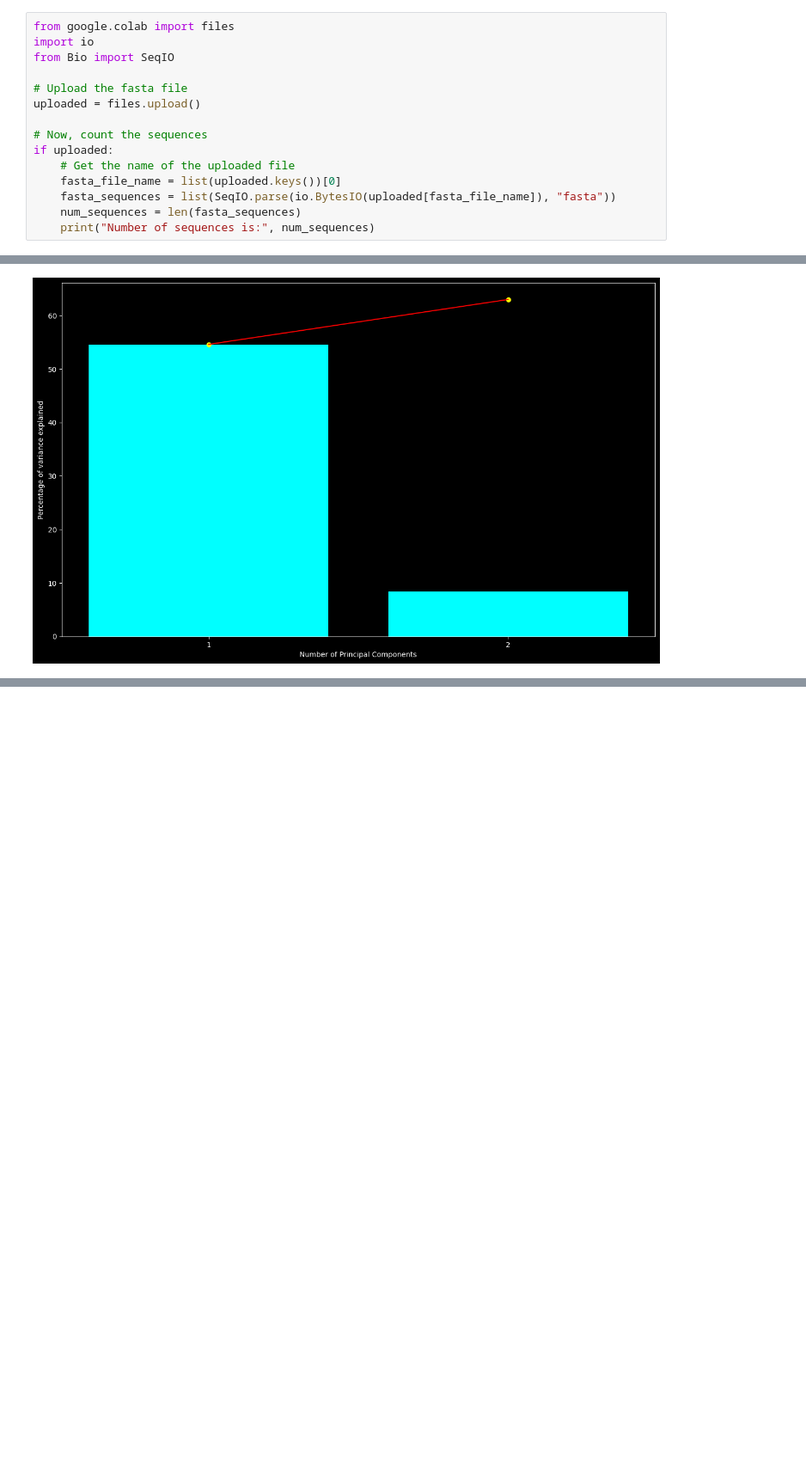
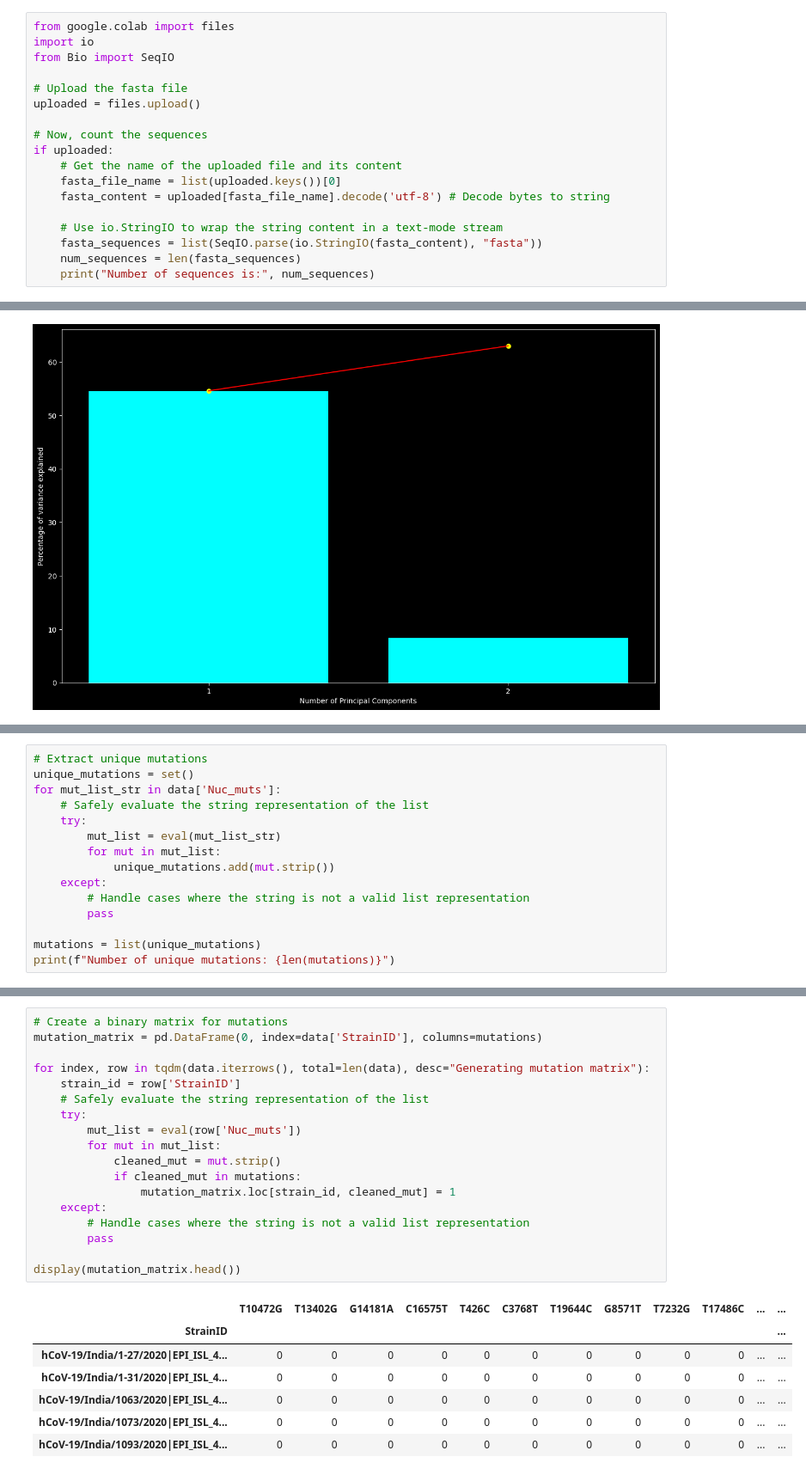
Before and after one commit to Dheeraj16-code/labs-and-projects, a Jupyter notebook: Module_02_Project.ipynb, the cells around one changed output, grey strips where cells are left out. Shown at 86% size. Saved outputs shown, nothing was run; the diff lists cells and outputs as text; blank space fills up the shorter version.

```diff
--- a/Module_02_Project.ipynb
+++ b/Module_02_Project.ipynb
@@ -70,9 +84,12 @@ uploaded = files.upload()
 
 # Now, count the sequences
 if uploaded:
-    # Get the name of the uploaded file
+    # Get the name of the uploaded file and its content
     fasta_file_name = list(uploaded.keys())[0]
-    fasta_sequences = list(SeqIO.parse(io.BytesIO(uploaded[fasta_file_name]), "fasta"))
+    fasta_content = uploaded[fasta_file_name].decode('utf-8') # Decode bytes to string
+
+    # Use io.StringIO to wrap the string content in a text-mode stream
+    fasta_sequences = list(SeqIO.parse(io.StringIO(fasta_content), "fasta"))
     num_sequences = len(fasta_sequences)
     print("Number of sequences is:", num_sequences)
 # %% [output]
@@ -174,0 +384,15 @@ with plt.style.context('dark_background'):
+# %%
+# Extract unique mutations
+unique_mutations = set()
+for mut_list_str in data['Nuc_muts']:
+    # Safely evaluate the string representation of the list
+    try:
+        mut_list = eval(mut_list_str)
+        for mut in mut_list:
+            unique_mutations.add(mut.strip())
+    except:
+        # Handle cases where the string is not a valid list representation
+        pass
+
+mutations = list(unique_mutations)
+print(f"Number of unique mutations: {len(mutations)}")
@@ -174,0 +403,26 @@ with plt.style.context('dark_background'):
+# %%
+# Create a binary matrix for mutations
+mutation_matrix = pd.DataFrame(0, index=data['StrainID'], columns=mutations)
+
+for index, row in tqdm(data.iterrows(), total=len(data), desc="Generating mutation matrix"):
+    strain_id = row['StrainID']
+    # Safely evaluate the string representation of the list
+    try:
+        mut_list = eval(row['Nuc_muts'])
+        for mut in mut_list:
+            cleaned_mut = mut.strip()
+            if cleaned_mut in mutations:
+                mutation_matrix.loc[strain_id, cleaned_mut] = 1
+    except:
+        # Handle cases where the string is not a valid list representation
+        pass
+
+display(mutation_matrix.head())
+# %% [output]
+|  | T10472G | T13402G | G14181A | C16575T | T426C | C3768T | T19644C | G8571T | T7232G | T17486C | ... | ... |
+| StrainID |  |  |  |  |  |  |  |  |  |  |  | ... |
+| hCoV-19/India/1-27/2020|EPI_ISL_4... | 0 | 0 | 0 | 0 | 0 | 0 | 0 | 0 | 0 | 0 | ... | ... |
+| hCoV-19/India/1-31/2020|EPI_ISL_4... | 0 | 0 | 0 | 0 | 0 | 0 | 0 | 0 | 0 | 0 | ... | ... |
+| hCoV-19/India/1063/2020|EPI_ISL_4... | 0 | 0 | 0 | 0 | 0 | 0 | 0 | 0 | 0 | 0 | ... | ... |
+| hCoV-19/India/1073/2020|EPI_ISL_4... | 0 | 0 | 0 | 0 | 0 | 0 | 0 | 0 | 0 | 0 | ... | ... |
+| hCoV-19/India/1093/2020|EPI_ISL_4... | 0 | 0 | 0 | 0 | 0 | 0 | 0 | 0 | 0 | 0 | ... | ... |
```
Also changed, not shown: parts of 28 cells of this notebook.
